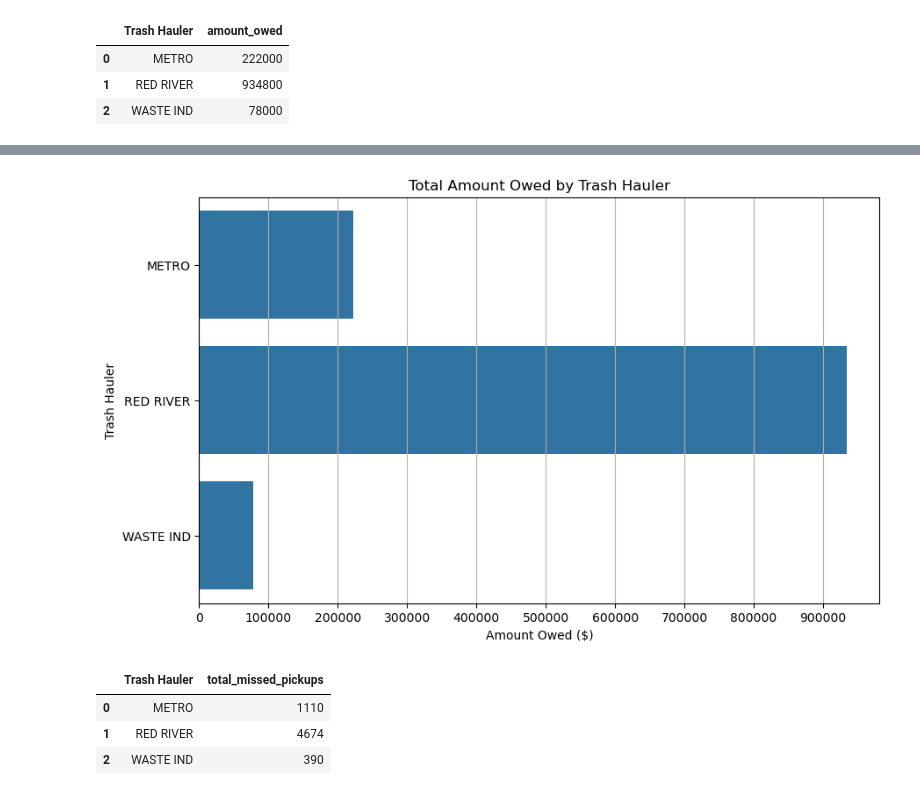
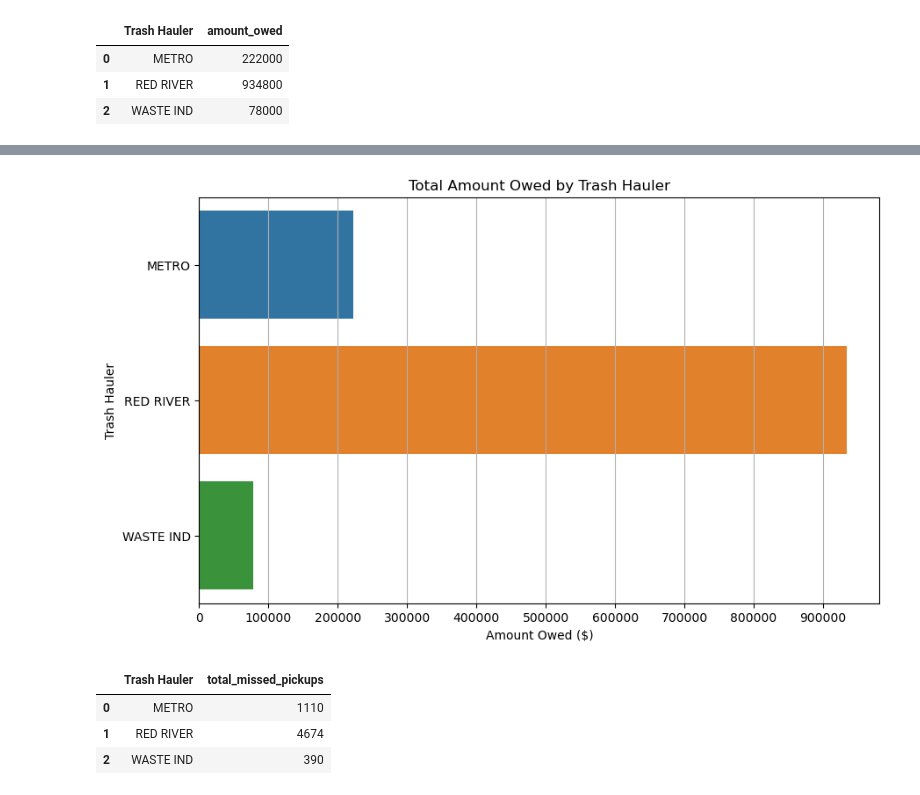
Before and after one commit to NSS-Data-Analytics-Cohort-17/trash-haulers-japan, a Jupyter notebook: scripts/trash_project_Tom.ipynb, the cells around one changed output, grey strips where cells are left out. Saved outputs shown, nothing was run; the diff lists cells and outputs as text; code cells hidden in the pictures.

```diff
--- a/scripts/trash_project_Tom.ipynb
+++ b/scripts/trash_project_Tom.ipynb
@@ -296,16 +362,16 @@ owed_by_hauler.head()
 # %%
 plt.figure(figsize=(10, 6))
 
-amount_owed_bar = sns.barplot(data = owed_by_hauler, x = 'amount_owed', y = 'Trash Hauler', errorbar = None);
+amount_owed_bar = sns.barplot(data = owed_by_hauler, x = 'amount_owed', y = 'Trash Hauler', errorbar = None, hue = 'Trash Hauler');
 amount_owed_bar.set_title('Total Amount Owed by Trash Hauler')
 amount_owed_bar.set_xlabel('Amount Owed ($)')
 amount_owed_bar.set_ylabel('Trash Hauler')
 amount_owed_bar.grid(axis='x')
 amount_owed_bar.set_xticks(range(0, 1000000, 100000))
 plt.savefig('owed_by_hauler.png', dpi=300, bbox_inches='tight')
 plt.show()
 # %% [output]
-[figure, old version]
+[figure, new version]
 # %%
 missed_count_hauler = (address_zip_count.groupby('Trash Hauler')['missed_pickups'].sum().reset_index(name='total_missed_pickups'))
 missed_count_hauler
```
Also changed, not shown: parts of 22 cells of this notebook, 12 other files.
